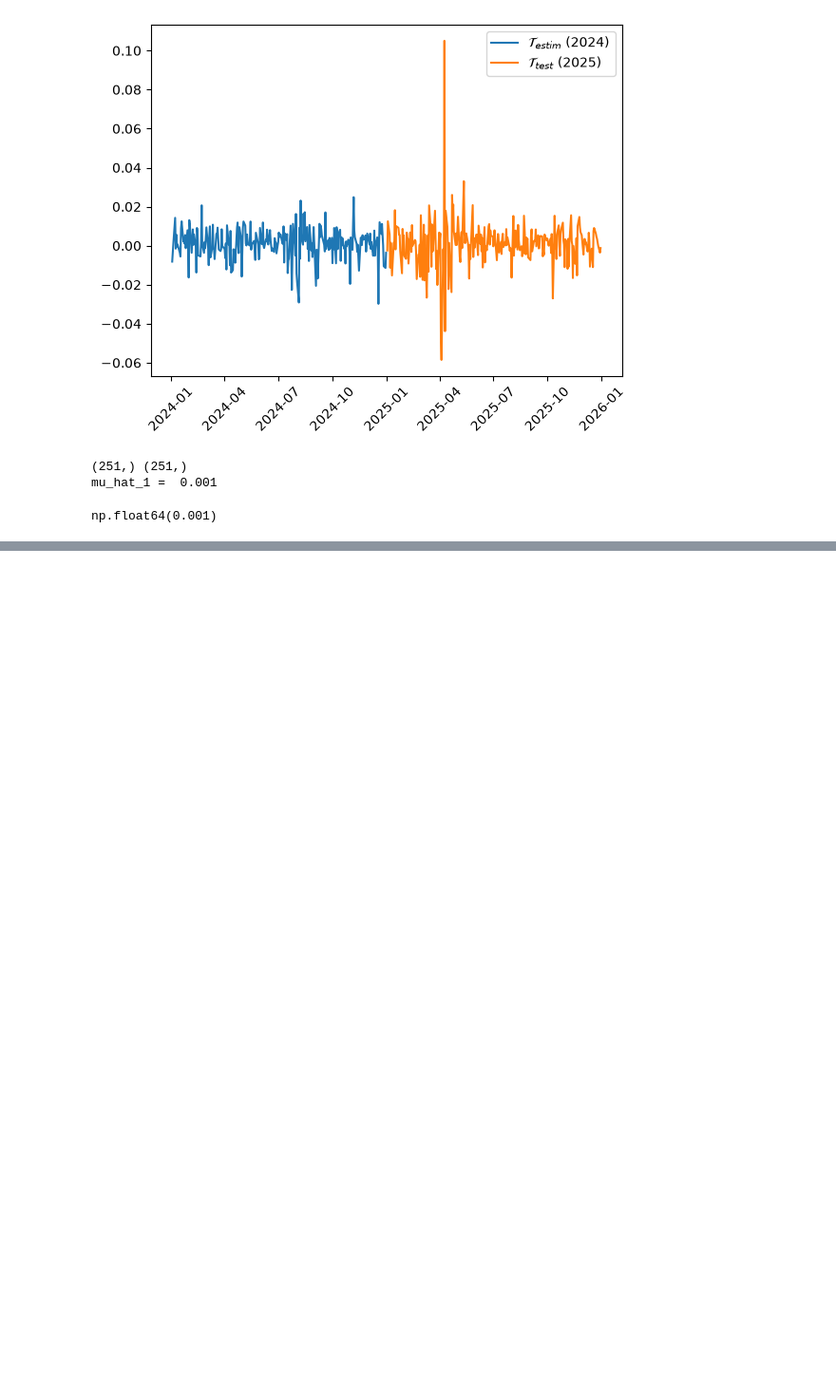
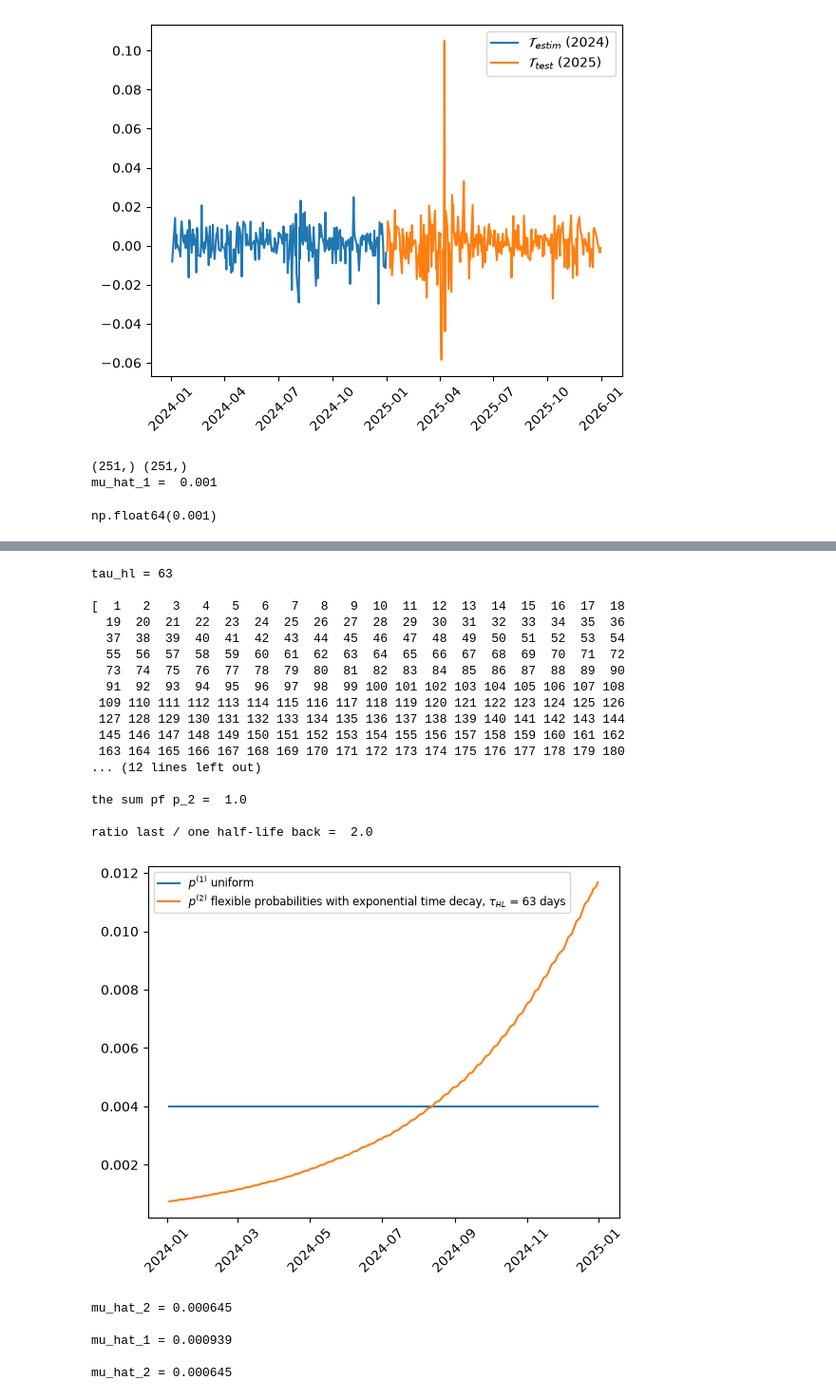
Before and after one commit to Gok-ML-AI/ARPM, a Jupyter notebook: module-01-linear-mean-covariance/Cross-validation of mean estimators/exercise-01-unsupervised-learning.ipynb, the cells around one changed output, grey strips where cells are left out. Shown at 95% size. Cells and saved outputs as stored; diff of their text form; code cells hidden in the pictures; blank space fills up the shorter version.

Commit message:
Cross Validation of Mean Estimators

```diff
--- a/module-01-linear-mean-covariance/Cross-validation of mean estimators/exercise-01-unsupervised-learning.ipynb
+++ b/module-01-linear-mean-covariance/Cross-validation of mean estimators/exercise-01-unsupervised-learning.ipynb
@@ -151,0 +162,78 @@ np.float64(0.001)
+# %%
+# half life
+# a quarter of the estimation window, rounded up (~3 months of trading days)
+tau_hl = int(ceil(t_estim / 4))
+print('tau_hl =', tau_hl)
+print()
+
+# time index t = 1, 2, 3, ...., t_estim (matching the formula's indexing)
+t = arange(1, t_estim + 1)
+print(t)
+print()
+
+# flexible probabilities with exponential time decay
+# raw (un-normalised) exponential decay weights: most recent day -> exp(0) = 1
+weights = exp(-log(2) / tau_hl * (t_estim - t))
+# normalise so the probabilities sum to 1 (this is the denominator of the formula)
+p_2 = weights / sum(weights)
+print(f"The size of 'p_2' is = ", len(p_2))
+print()
+print("The first 5 values of 'p_2' : ", p_2[:5])
+print()
+print("The last 5 values of 'p_2' : ", p_2[-5:])
+print()
+
+# sanity check
+print(p_2.shape, x_estimation.shape)
+print()
+print('the sum pf p_2 = ', sum(p_2))
+print()
+print('ratio last / one half-life back = ', p_2[-1] / p_2[-1 - tau_hl])
+print()
+print()
+
+# plot of the probability profile
+# plotting uniform vs exponential decay
+plot(x_estimation.index, p_1, label='$p^{(1)}$ uniform')
+plot(x_estimation.index, p_2, label='$p^{(2)}$ flexible probabilities with exponential time decay, $\\tau_{HL}$ = 63 days')
+legend(fontsize='small');
+xticks(rotation=45);
+show()
+
+# mean
+# x_estim.values turns the Pandas Series into a Plain Numpy array of the actual daily return values
+# p_2 * x_estim.values multiplies element-wise each prob byt its corresponding return
+mu_hat_2 = sum(p_2 * x_estimation.values)
+print()
+print('mu_hat_2 =', mu_hat_2.round(6))
+print()
+
+
+# for verification
+print('mu_hat_1 =', mu_hat_1.round(6))
+print()
+print('mu_hat_2 =', mu_hat_2.round(6))
+# %% [output]
+tau_hl = 63
+
+[  1   2   3   4   5   6   7   8   9  10  11  12  13  14  15  16  17  18
+  19  20  21  22  23  24  25  26  27  28  29  30  31  32  33  34  35  36
+  37  38  39  40  41  42  43  44  45  46  47  48  49  50  51  52  53  54
+  55  56  57  58  59  60  61  62  63  64  65  66  67  68  69  70  71  72
+  73  74  75  76  77  78  79  80  81  82  83  84  85  86  87  88  89  90
+  91  92  93  94  95  96  97  98  99 100 101 102 103 104 105 106 107 108
+ 109 110 111 112 113 114 115 116 117 118 119 120 121 122 123 124 125 126
+ 127 128 129 130 131 132 133 134 135 136 137 138 139 140 141 142 143 144
+ 145 146 147 148 149 150 151 152 153 154 155 156 157 158 159 160 161 162
+ 163 164 165 166 167 168 169 170 171 172 173 174 175 176 177 178 179 180
+... (12 lines left out)
+
+the sum pf p_2 =  1.0
+
+ratio last / one half-life back =  2.0
+[figure, added]
+mu_hat_2 = 0.000645
+
+mu_hat_1 = 0.000939
+
+mu_hat_2 = 0.000645
```
Also changed, not shown: parts of 6 cells of this notebook, 2 other files.
